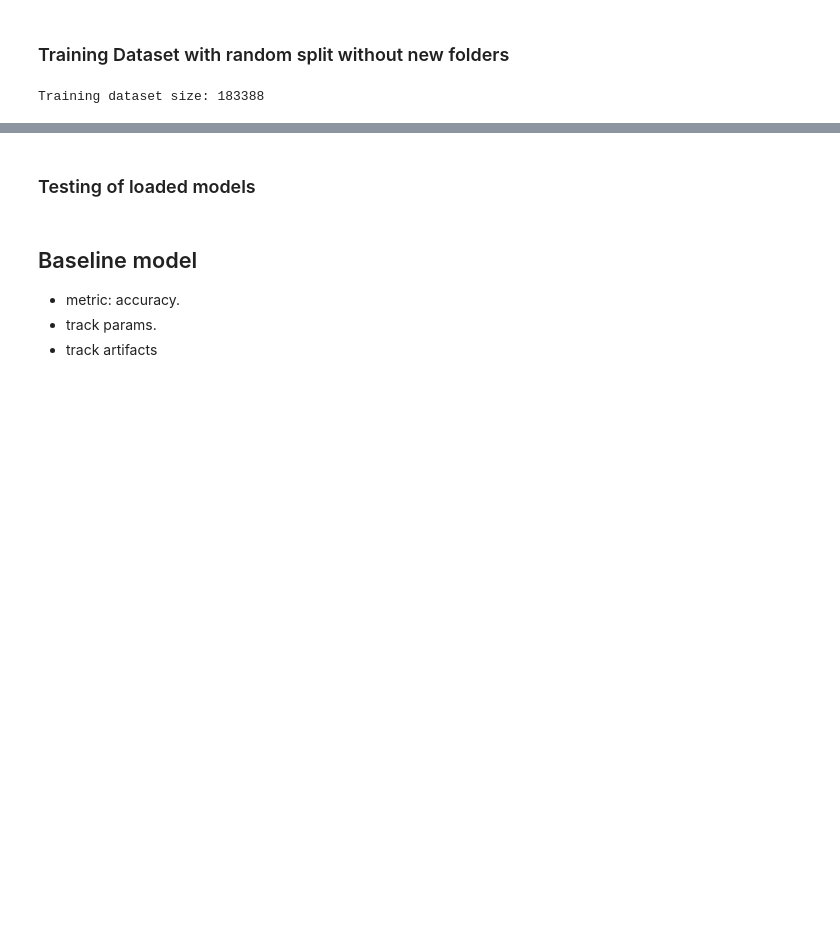
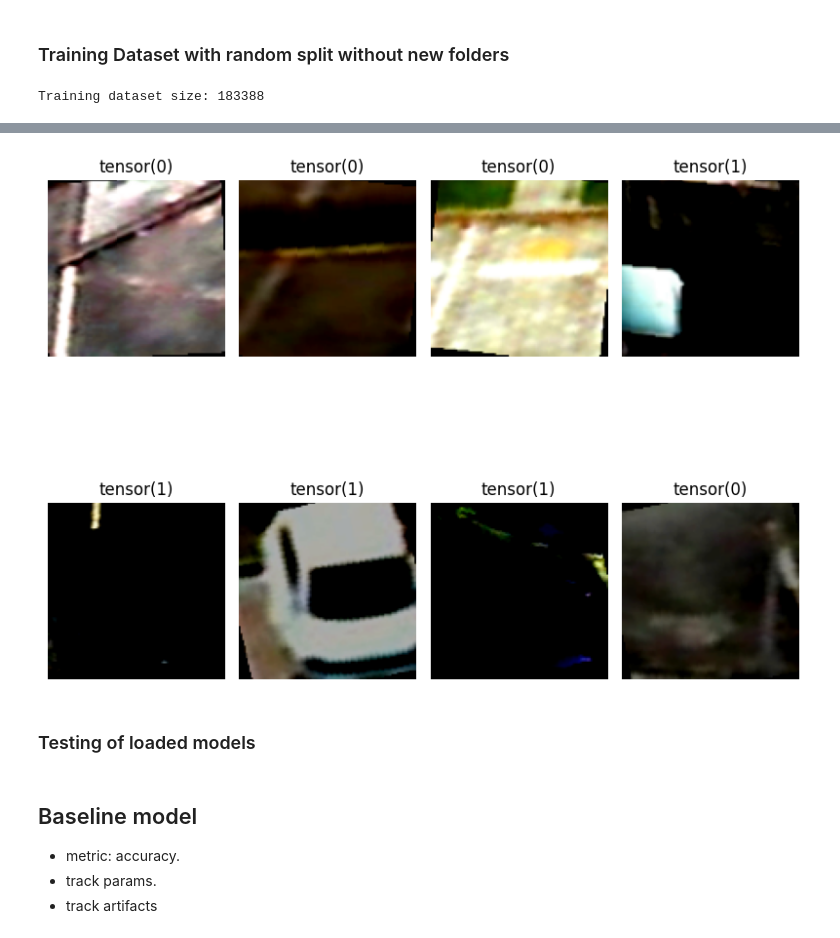
Before and after one commit to maxivmn/pklot, a Jupyter notebook: notebooks/classification.ipynb, the cells around one changed output, grey strips where cells are left out. Drawn from its saved outputs; the diff is of its cells as text; code cells hidden in the pictures; blank space fills up the shorter version.

```diff
--- a/notebooks/classification.ipynb
+++ b/notebooks/classification.ipynb
@@ -345,3 +312,32 @@ Training dataset size: 183388
+# %%
+# Vizualize 8 pictures from one batch.
+def visualize_batch(batch, classes, dataset_type):
+	# initialize a figure
+	fig = plt.figure("{} batch".format(dataset_type),
+		figsize=(8, 8))
+	# loop over the batch size
+	for i in range(0, 8):
+		# create a subplot
+		ax = plt.subplot(2, 4, i + 1)
+		# grab the image, convert it from channels first ordering to
+		# channels last ordering, and scale the raw pixel intensities
+		# to the range [0, 255]
+		# Convert the image from BGR to RGB (OpenCV uses BGR by default)
+
+		image = (batch[i].numpy().transpose((1, 2, 0)) * 255).astype('uint8')
+		label = classes[i]
+		# show the image along with the label
+		plt.imshow(image)
+		plt.title(label)
+		plt.axis("off")
+	# show the plot
+	plt.tight_layout()
+	plt.show()
+
+trainBatch, classes = next(iter(train_loader))
+visualize_batch(trainBatch, classes, "train")
+# %% [output]
+[figure, added]
 # %% [markdown]
 ### Testing of loaded models
 # %%
```
Also changed, not shown: parts of 17 cells of this notebook, 3 other files.
